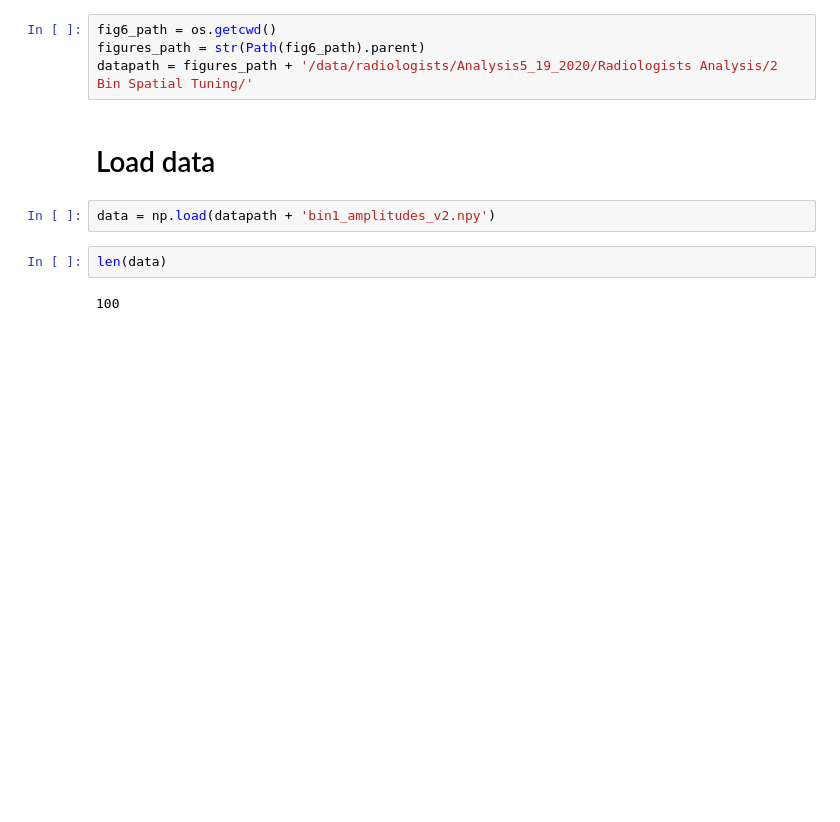
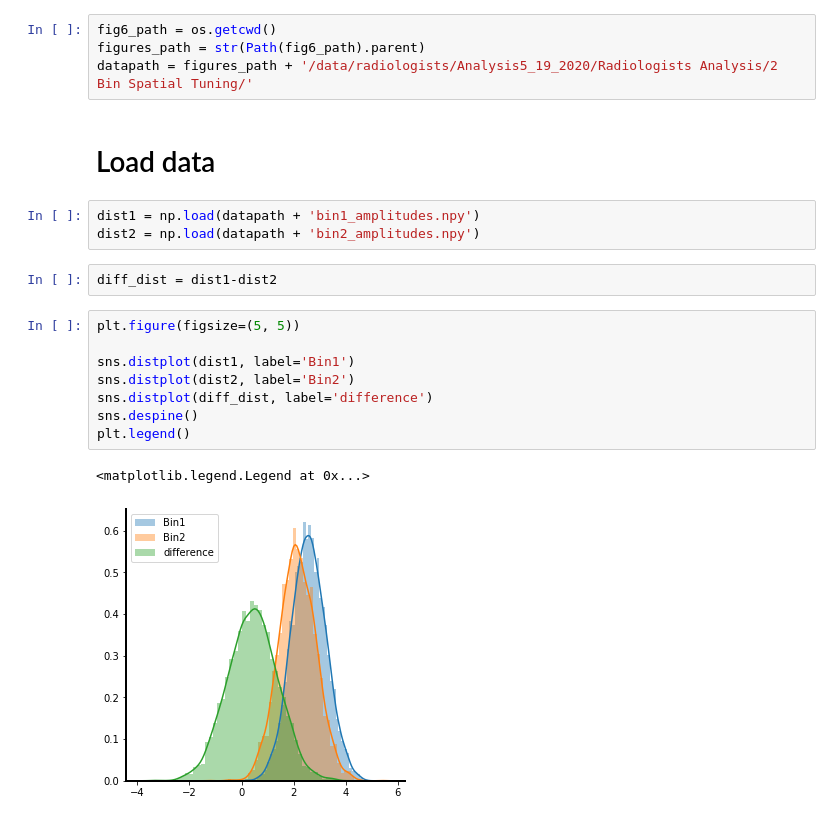
Before and after one commit to WhitneyLab/Serial_Dependence_Analysis_Base, a Jupyter notebook: figures/Fig_6/Fig_6.ipynb, the cells around one changed output. Saved outputs shown, nothing was run; the diff lists cells and outputs as text; blank space fills up the shorter version.

Commit message:
plotted figure for distributions and p values

```diff
--- a/figures/Fig_6/Fig_6.ipynb
+++ b/figures/Fig_6/Fig_6.ipynb
@@ -23,9 +24,19 @@ figures_path = str(Path(fig6_path).parent)
 datapath = figures_path + '/data/radiologists/Analysis5_19_2020/Radiologists Analysis/2 Bin Spatial Tuning/'
 # %% [markdown]
 # Load data
-# %%
-data = np.load(datapath + 'bin1_amplitudes_v2.npy')
-# %%
-len(data)
-# %% [output]
-100
+# %%
+dist1 = np.load(datapath + 'bin1_amplitudes.npy')
+dist2 = np.load(datapath + 'bin2_amplitudes.npy')
+# %%
+diff_dist = dist1-dist2
+# %%
+plt.figure(figsize=(5, 5))
+
+sns.distplot(dist1, label='Bin1')
+sns.distplot(dist2, label='Bin2')
+sns.distplot(diff_dist, label='difference')
+sns.despine()
+plt.legend()
+# %% [output]
+<matplotlib.legend.Legend at 0x...>
+[figure, added]
```
Also changed, not shown: parts of 3 cells of this notebook.
